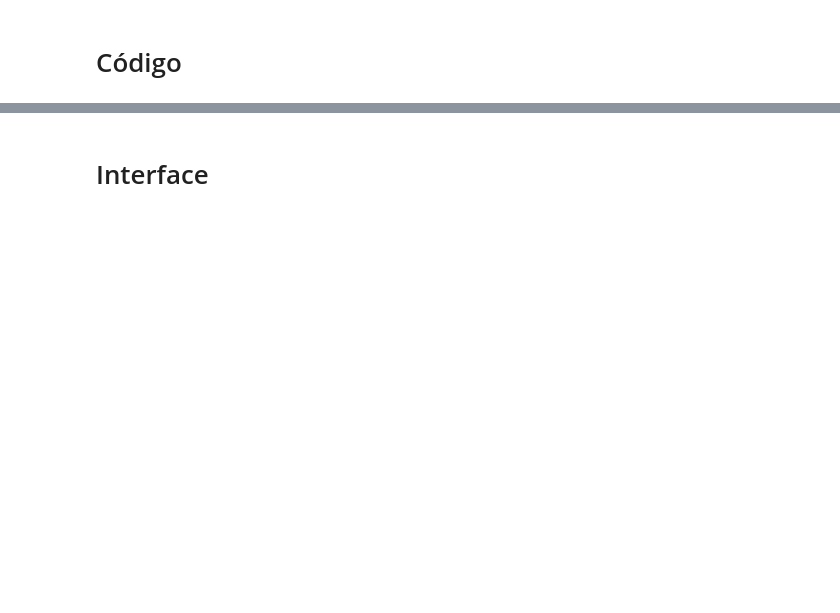
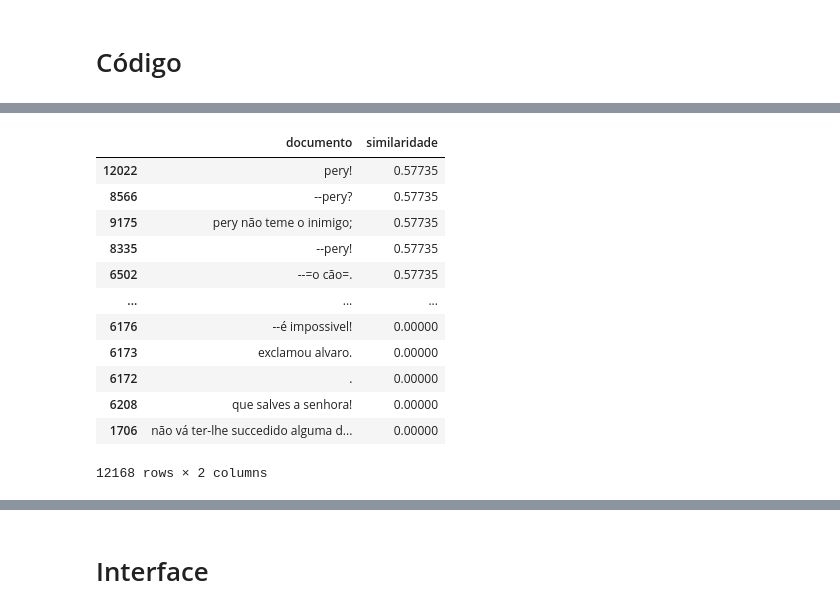
Before and after one commit to JoaoVLima/ChatGuarani, a Jupyter notebook: ChatGuarani.ipynb, the cells around one changed output, grey strips where cells are left out. Saved outputs shown, nothing was run; the diff lists cells and outputs as text; code cells hidden in the pictures; blank space fills up the shorter version.

```diff
--- a/ChatGuarani.ipynb
+++ b/ChatGuarani.ipynb
@@ -51,0 +372,3 @@ dólares NOUN nmod
+# %%
+question = ['Quem matou o pery?']
+question_tf_df, question_tf_matrix_sparse = create_term_document_matrix_scipy(question, vocabulary)
@@ -51,0 +393,25 @@ dólares NOUN nmod
+# %%
+from sklearn.metrics.pairwise import cosine_similarity
+similaridades = cosine_similarity(question_tf_matrix_sparse, tf_matrix_sparse)
+# %%
+# Resultados em DataFrame
+df_resultado = pd.DataFrame({
+    "documento": sentences,
+    "similaridade": similaridades[0]
+}).sort_values(by="similaridade", ascending=False)
+# %%
+df_resultado
+# %% [output]
+|  | documento | similaridade |
+| 12022 | pery! | 0.57735 |
+| 8566 | --pery? | 0.57735 |
+| 9175 | pery não teme o inimigo; | 0.57735 |
+| 8335 | --pery! | 0.57735 |
+| 6502 | --=o cão=. | 0.57735 |
+| ... | ... | ... |
+| 6176 | --é impossivel! | 0.00000 |
+| 6173 | exclamou alvaro. | 0.00000 |
+| 6172 | . | 0.00000 |
+| 6208 | que salves a senhora! | 0.00000 |
+| 1706 | não vá ter-lhe succedido alguma d... | 0.00000 |
+12168 rows × 2 columns
```
Also changed, not shown: parts of 14 cells of this notebook.
